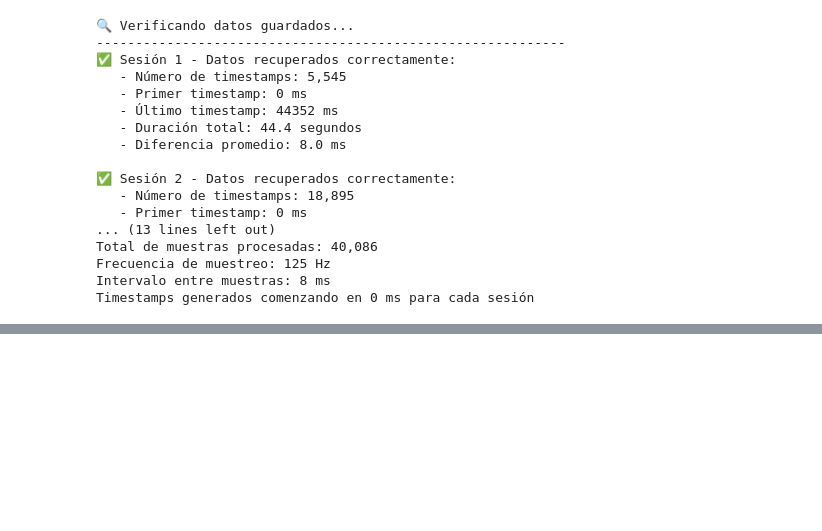
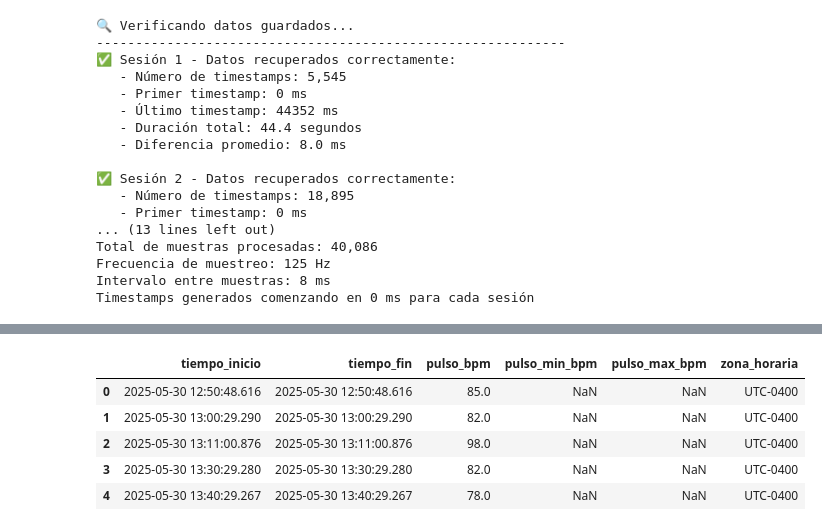
Before and after one commit to EloySerrudo/EMDR-Project, a Jupyter notebook: src/tools/data.ipynb, the cells around one changed output, grey strips where cells are left out. Cells and saved outputs as stored; diff of their text form; code cells hidden in the pictures; blank space fills up the shorter version.

```diff
--- a/src/tools/data.ipynb
+++ b/src/tools/data.ipynb
@@ -328,0 +448,28 @@ Timestamps generados comenzando en 0 ms para cada sesión
+# %%
+# Seleccionar solo las columnas que te interesan para la contrastación
+# Renombrar para mayor comodidad (opcional, pero recomendado)
+df_pulso = heart_rate_df[[
+    'com.samsung.health.heart_rate.start_time',
+    'com.samsung.health.heart_rate.end_time',
+    'com.samsung.health.heart_rate.heart_rate',
+    'com.samsung.health.heart_rate.min',
+    'com.samsung.health.heart_rate.max',
+    'com.samsung.health.heart_rate.time_offset'
+]].copy() # Usar .copy() para evitar SettingWithCopyWarning
+
+df_pulso = df_pulso.rename(columns={
+    'com.samsung.health.heart_rate.start_time': 'tiempo_inicio',
+    'com.samsung.health.heart_rate.end_time': 'tiempo_fin',
+    'com.samsung.health.heart_rate.heart_rate': 'pulso_bpm',
+    'com.samsung.health.heart_rate.min': 'pulso_min_bpm',
+    'com.samsung.health.heart_rate.max': 'pulso_max_bpm',
+    'com.samsung.health.heart_rate.time_offset': 'zona_horaria'
+})
+df_pulso.head()
+# %% [output]
+|  | tiempo_inicio | tiempo_fin | pulso_bpm | pulso_min_bpm | pulso_max_bpm | zona_horaria |
+| 0 | 2025-05-30 12:50:48.616 | 2025-05-30 12:50:48.616 | 85.0 | NaN | NaN | UTC-0400 |
+| 1 | 2025-05-30 13:00:29.290 | 2025-05-30 13:00:29.290 | 82.0 | NaN | NaN | UTC-0400 |
+| 2 | 2025-05-30 13:11:00.876 | 2025-05-30 13:11:00.876 | 98.0 | NaN | NaN | UTC-0400 |
+| 3 | 2025-05-30 13:30:29.280 | 2025-05-30 13:30:29.280 | 82.0 | NaN | NaN | UTC-0400 |
+| 4 | 2025-05-30 13:40:29.267 | 2025-05-30 13:40:29.267 | 78.0 | NaN | NaN | UTC-0400 |
```
Also changed, not shown: parts of 5 cells of this notebook, 5 other files.
